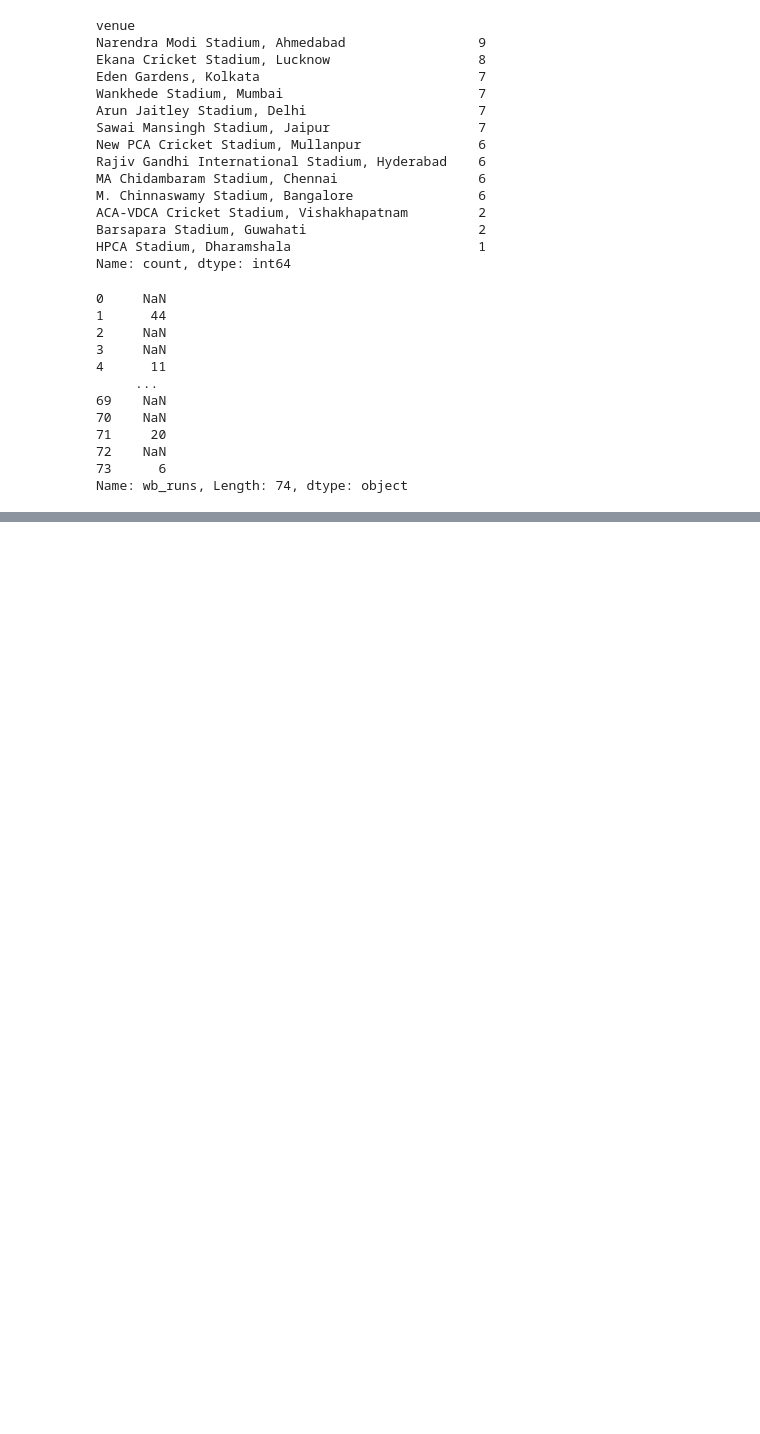
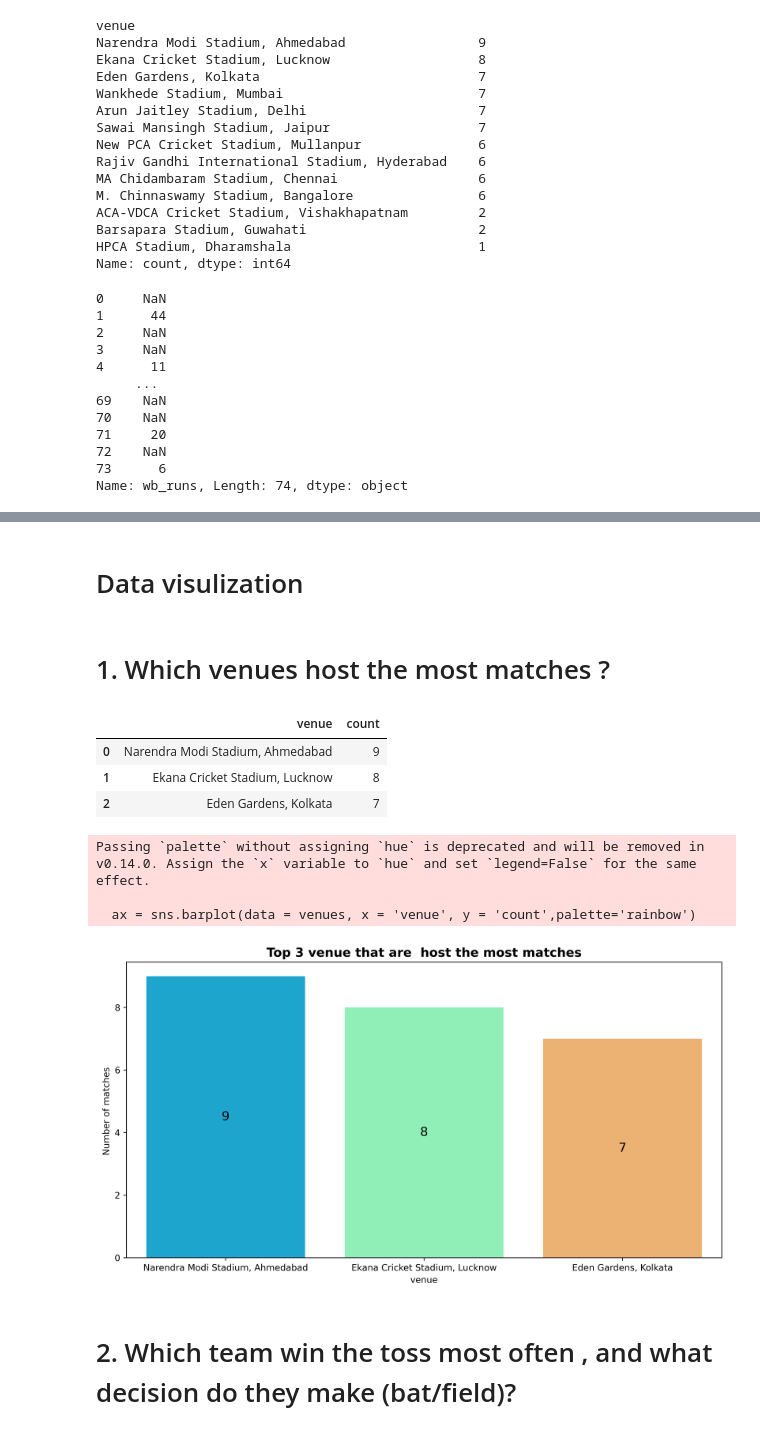
Before and after one commit to R123gh/Data-analytics-project-, a Jupyter notebook: Cricket_dataset.ipynb, the cells around one changed output, grey strips where cells are left out. Drawn from its saved outputs; the diff is of its cells as text; code cells hidden in the pictures; blank space fills up the shorter version.

```diff
--- a/Cricket_dataset.ipynb
+++ b/Cricket_dataset.ipynb
@@ -450,0 +448,2 @@ cricket_data.rename(columns={'wb_wickets': 'wide wickets'},inplace=True)
+# %%
+cricket_data['wide wickets'] = cricket_data['wide wickets'].fillna(cricket_data['wide wickets'].median())
@@ -450,0 +465,2 @@ cricket_data.rename(columns={'wb_wickets': 'wide wickets'},inplace=True)
+# %%
+cricket_data['wide ball runs'] = pd.to_numeric(cricket_data['wide ball runs'],errors='coerce')
@@ -450,0 +484,2 @@ cricket_data.rename(columns={'wb_wickets': 'wide wickets'},inplace=True)
+# %%
+cricket_data['wide ball runs'] = cricket_data['wide ball runs'].fillna(cricket_data['wide ball runs'].median())
@@ -450,0 +511,28 @@ cricket_data.rename(columns={'wb_wickets': 'wide wickets'},inplace=True)
+# %% [markdown]
+# Data visulization
+# %% [markdown]
+#  1. Which venues host the most matches ?
+# %%
+venues  =  cricket_data['venue'].value_counts().reset_index().head(3)
+# %%
+venues
+# %% [output]
+|  | venue | count |
+| 0 | Narendra Modi Stadium, Ahmedabad | 9 |
+| 1 | Ekana Cricket Stadium, Lucknow | 8 |
+| 2 | Eden Gardens, Kolkata | 7 |
+# %%
+plt.figure(figsize=(12,6), dpi = 500)
+ax = sns.barplot(data = venues, x = 'venue', y = 'count',palette='rainbow')
+for i in ax.containers:
+    ax.bar_label(i , label_type='center',fontsize =14 )
+plt.title("Top 3 venue that are  host the most matches",fontsize = 14 , fontweight = 'bold')
+plt.ylabel("Number of matches ")
+plt.show()
+# %% [output]
+Passing `palette` without assigning `hue` is deprecated and will be removed in v0.14.0. Assign the `x` variable to `hue` and set `legend=False` for the same effect.
+
+  ax = sns.barplot(data = venues, x = 'venue', y = 'count',palette='rainbow')
+[figure, added]
+# %% [markdown]
+# 2. Which team win the toss most often , and what decision do they make (bat/field)?
```
Also changed, not shown: parts of 27 cells of this notebook.
